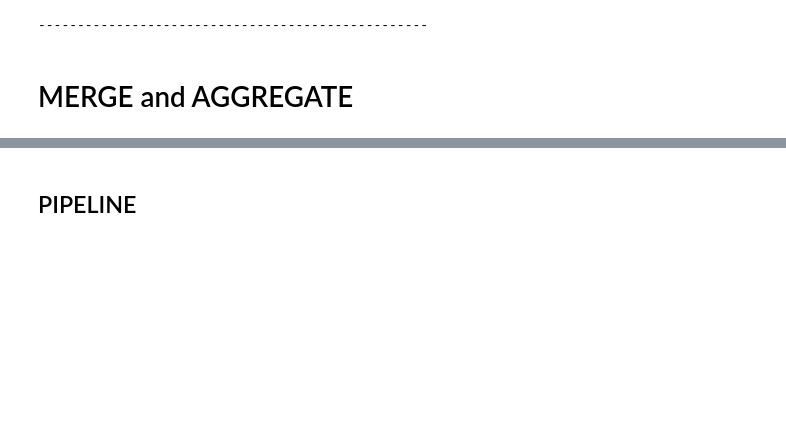
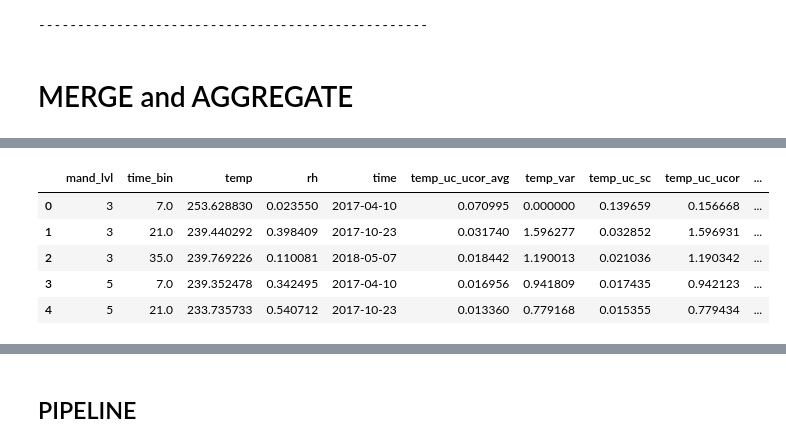
Before and after one commit to TommasoLocatelli/GRUAN_EDA, a Jupyter notebook: code_examples/demo090625.ipynb, the cells around one changed output, grey strips where cells are left out. Saved outputs shown, nothing was run; the diff lists cells and outputs as text; code cells hidden in the pictures; blank space fills up the shorter version.

```diff
--- a/code_examples/demo090625.ipynb
+++ b/code_examples/demo090625.ipynb
@@ -239,0 +264,9 @@ for column in target_columns:
+# %%
+tggd.head()
+# %% [output]
+|  | mand_lvl | time_bin | temp | rh | time | temp_uc_ucor_avg | temp_var | temp_uc_sc | temp_uc_ucor | ... |
+| 0 | 3 | 7.0 | 253.628830 | 0.023550 | 2017-04-10 | 0.070995 | 0.000000 | 0.139659 | 0.156668 | ... |
+| 1 | 3 | 21.0 | 239.440292 | 0.398409 | 2017-10-23 | 0.031740 | 1.596277 | 0.032852 | 1.596931 | ... |
+| 2 | 3 | 35.0 | 239.769226 | 0.110081 | 2018-05-07 | 0.018442 | 1.190013 | 0.021036 | 1.190342 | ... |
+| 3 | 5 | 7.0 | 239.352478 | 0.342495 | 2017-04-10 | 0.016956 | 0.941809 | 0.017435 | 0.942123 | ... |
+| 4 | 5 | 21.0 | 233.735733 | 0.540712 | 2017-10-23 | 0.013360 | 0.779168 | 0.015355 | 0.779434 | ... |
```
Also changed, not shown: parts of 5 cells of this notebook.
